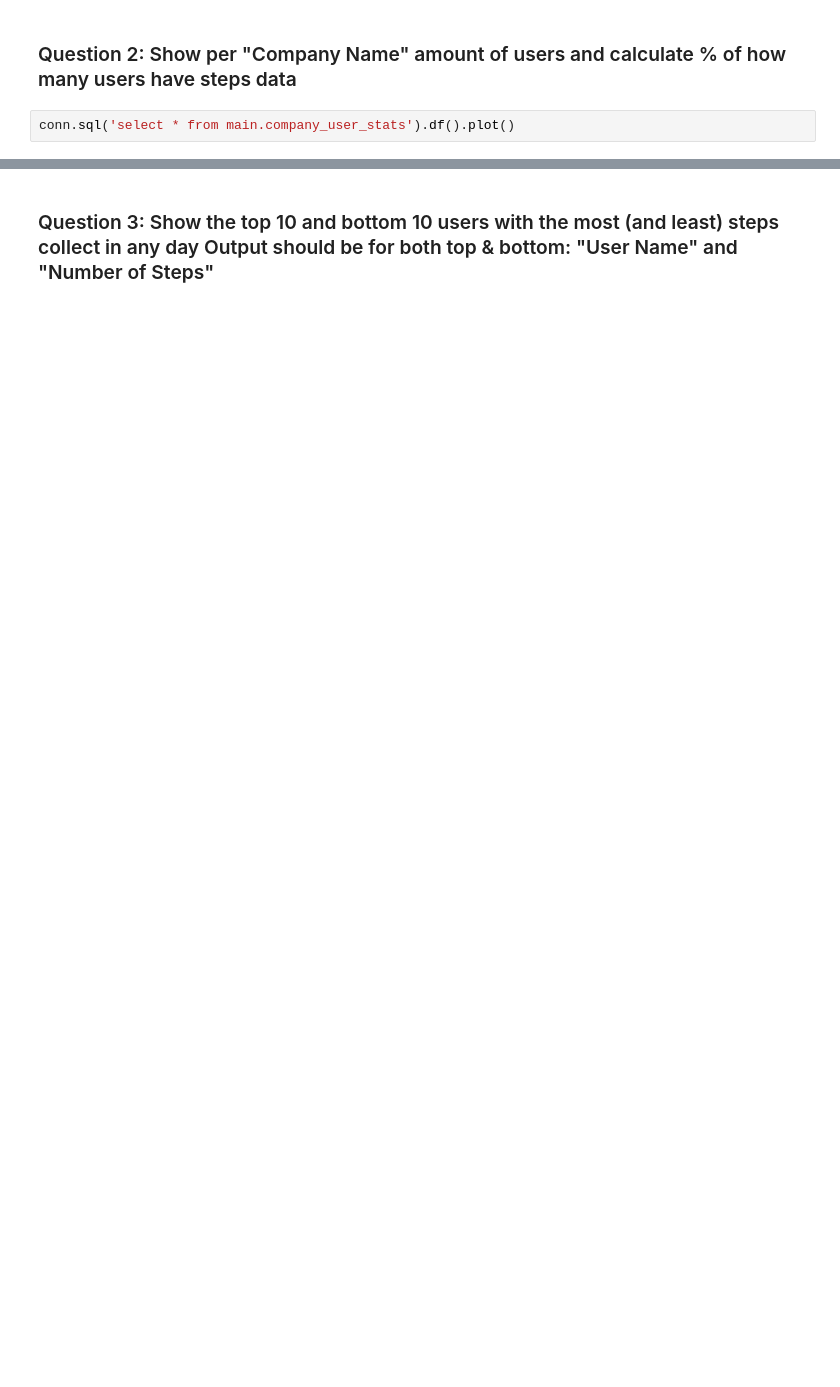
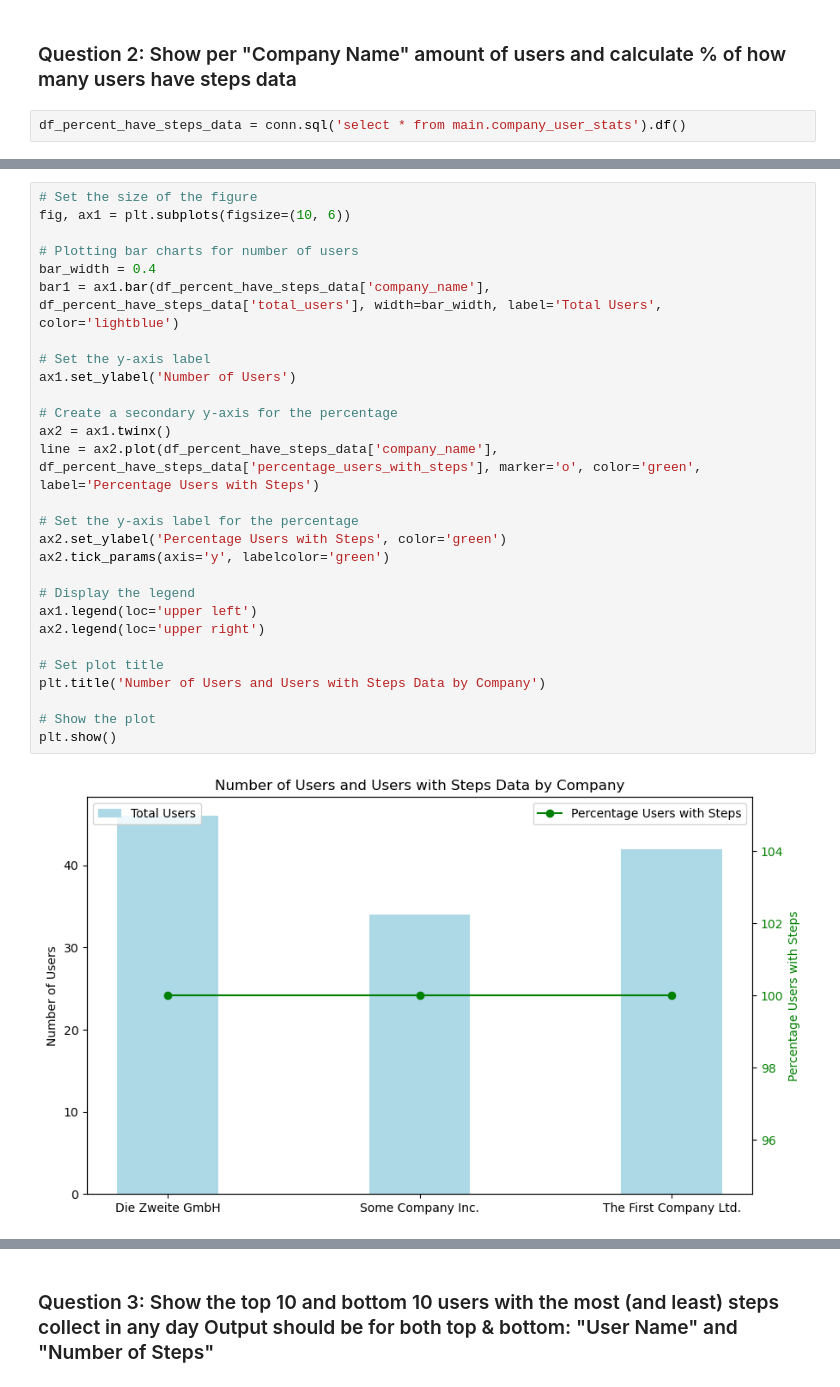
Before and after one commit to ces0008/Humanoo_Task, a Jupyter notebook: report.ipynb, the cells around one changed output, grey strips where cells are left out. Cells and saved outputs as stored; diff of their text form; blank space fills up the shorter version.

```diff
--- a/report.ipynb
+++ b/report.ipynb
@@ -43,4 +52,4 @@ df
 # %% [markdown]
 ### Question 2: Show per "Company Name" amount of users and calculate % of how many users have steps data
 # %%
-conn.sql('select * from main.company_user_stats').df().plot()
+df_percent_have_steps_data = conn.sql('select * from main.company_user_stats').df()
@@ -49,0 +63,30 @@ conn.sql('select * from main.company_user_stats').df().plot()
+# %%
+# Set the size of the figure
+fig, ax1 = plt.subplots(figsize=(10, 6))
+
+# Plotting bar charts for number of users
+bar_width = 0.4
+bar1 = ax1.bar(df_percent_have_steps_data['company_name'], df_percent_have_steps_data['total_users'], width=bar_width, label='Total Users', color='lightblue')
+
+# Set the y-axis label
+ax1.set_ylabel('Number of Users')
+
+# Create a secondary y-axis for the percentage
+ax2 = ax1.twinx()
+line = ax2.plot(df_percent_have_steps_data['company_name'], df_percent_have_steps_data['percentage_users_with_steps'], marker='o', color='green', label='Percentage Users with Steps')
+
+# Set the y-axis label for the percentage
+ax2.set_ylabel('Percentage Users with Steps', color='green')
+ax2.tick_params(axis='y', labelcolor='green')
+
+# Display the legend
+ax1.legend(loc='upper left')
+ax2.legend(loc='upper right')
+
+# Set plot title
+plt.title('Number of Users and Users with Steps Data by Company')
+
+# Show the plot
+plt.show()
+# %% [output]
+[figure, added]
```
Also changed, not shown: parts of 12 cells of this notebook, 1 other file.
